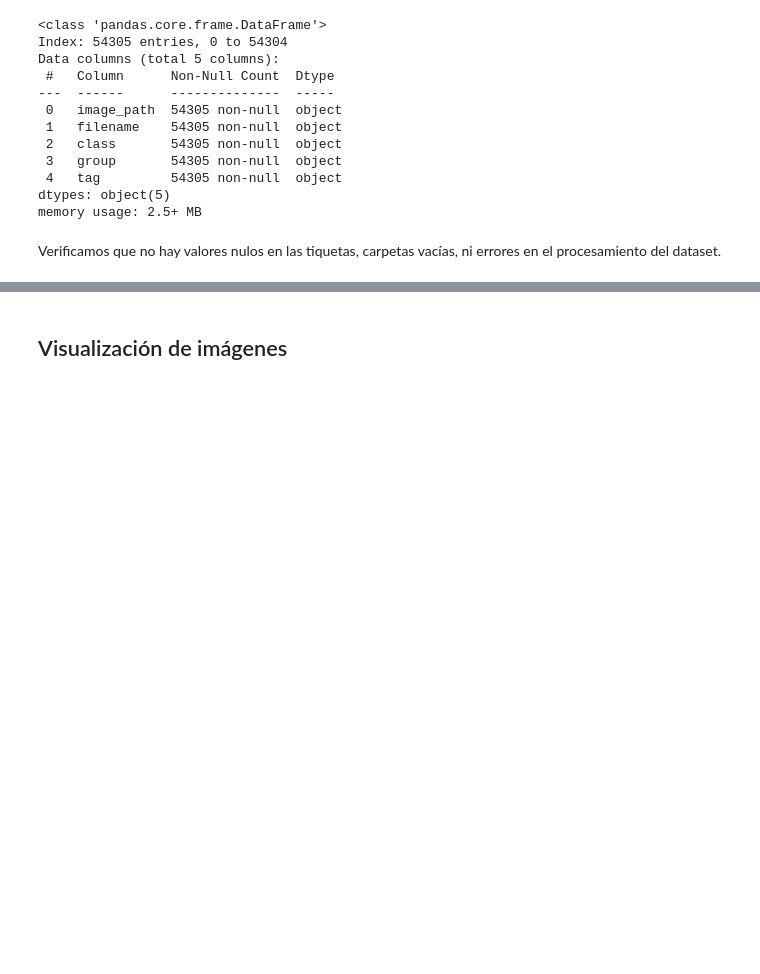
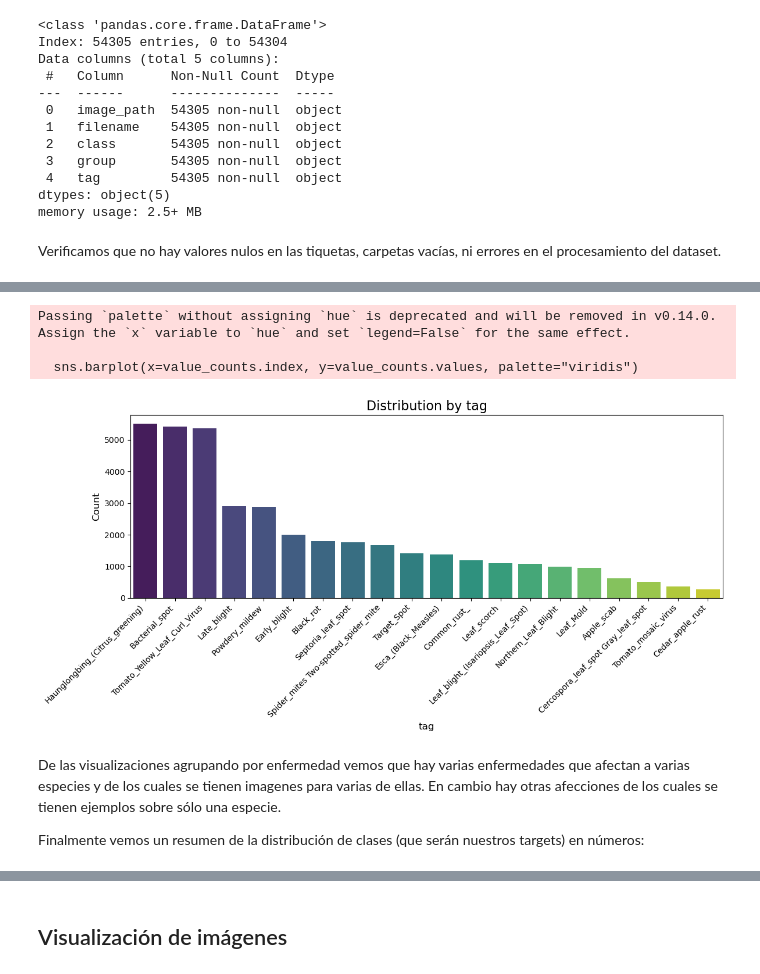
Before and after one commit to MLsound/CV2-PlantVillage, a Jupyter notebook: exploracion.ipynb, the cells around one changed output, grey strips where cells are left out. Drawn from its saved outputs; the diff is of its cells as text; code cells hidden in the pictures; blank space fills up the shorter version.

```diff
--- a/exploracion.ipynb
+++ b/exploracion.ipynb
@@ -424,0 +578,12 @@ df.describe()
+# %%
+# we execute plot_distribution grouping by tag, iterating throguh all the tags
+plot_distribution(df[df['tag'] != 'healthy'], field='tag', top_n=40)
+# %% [output]
+Passing `palette` without assigning `hue` is deprecated and will be removed in v0.14.0. Assign the `x` variable to `hue` and set `legend=False` for the same effect.
+
+  sns.barplot(x=value_counts.index, y=value_counts.values, palette="viridis")
+[figure, added]
+# %% [markdown]
+De las visualizaciones agrupando por enfermedad vemos que hay varias enfermedades que afectan a varias especies y de los cuales se tienen imagenes para varias de ellas. En cambio hay otras afecciones de los cuales se tienen ejemplos sobre sólo una especie.
+
+Finalmente vemos un resumen de la distribución de clases (que serán nuestros targets) en números:
```
Also changed, not shown: parts of 37 cells of this notebook, 2 other files.
